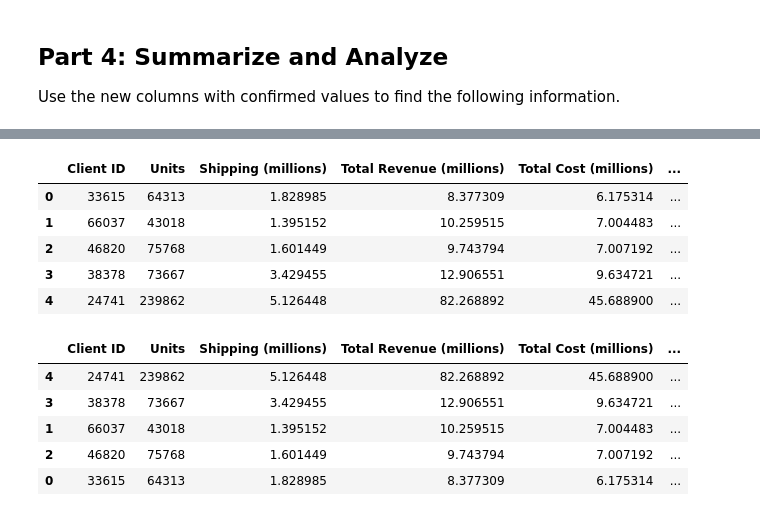
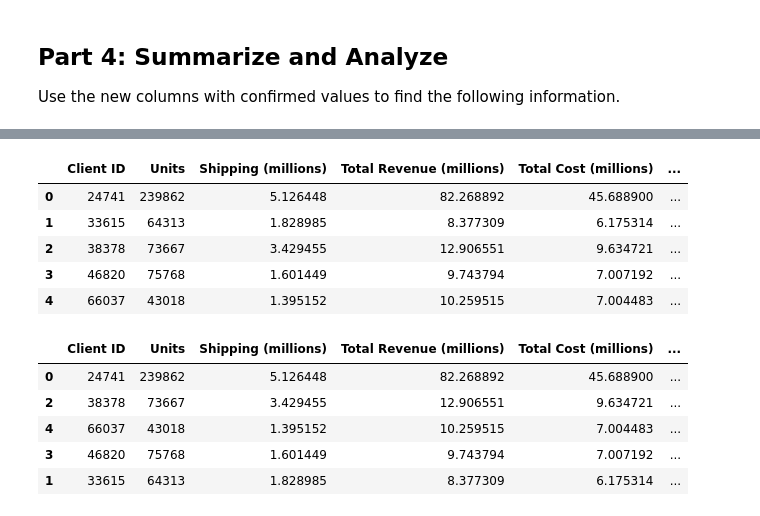
Before and after one commit to Salsonmez/pandas-challenge-1, a Jupyter notebook: wholesale_data_analysis_starter_code.ipynb, the cells around one changed output, grey strips where cells are left out. Cells and saved outputs as stored; diff of their text form; code cells hidden in the pictures.

```diff
--- a/wholesale_data_analysis_starter_code.ipynb
+++ b/wholesale_data_analysis_starter_code.ipynb
@@ -258,29 +226,50 @@ summary_df
 # %%
+summary_df = top_5_data.groupby('client_id').agg({
+    'qty': 'sum',
+    'shipping_price': 'sum',
+    'line_price': 'sum',
+    'line_cost': 'sum',
+    'line_profit': 'sum'
+}).reset_index()
+
 # Format the data and rename the columns to names suitable for presentation.
+# Rename the columns to reflect the change in the money format.
+summary_df.rename(columns={
+    'client_id': 'Client ID',
+    'qty': 'Units',
+    'shipping_price': 'Shipping (millions)',
+    'line_price': 'Total Revenue (millions)',
+    'line_cost': 'Total Cost (millions)',
+    'line_profit': 'Total Profit (millions)'
+}, inplace=True)
 
 # Define the money columns.
-
+money_columns = ['Shipping (millions)', 'Total Revenue (millions)', 'Total Cost (millions)', 'Total Profit (millions)']
 
 # Define a function that converts a dollar amount to millions.
-
+def dollars_to_millions(amount):
+    return amount / 1_000_000
 
 # Apply the currency_format_millions function to only the money columns.
+summary_df[money_columns] = summary_df[money_columns].apply(dollars_to_millions)
 
-
-# Rename the columns to reflect the change in the money format.
+summary_df
 # %% [output]
 |  | Client ID | Units | Shipping (millions) | Total Revenue (millions) | Total Cost (millions) | ... |
-| 0 | 33615 | 64313 | 1.828985 | 8.377309 | 6.175314 | ... |
-| 1 | 66037 | 43018 | 1.395152 | 10.259515 | 7.004483 | ... |
-| 2 | 46820 | 75768 | 1.601449 | 9.743794 | 7.007192 | ... |
-| 3 | 38378 | 73667 | 3.429455 | 12.906551 | 9.634721 | ... |
-| 4 | 24741 | 239862 | 5.126448 | 82.268892 | 45.688900 | ... |
+| 0 | 24741 | 239862 | 5.126448 | 82.268892 | 45.688900 | ... |
+| 1 | 33615 | 64313 | 1.828985 | 8.377309 | 6.175314 | ... |
+| 2 | 38378 | 73667 | 3.429455 | 12.906551 | 9.634721 | ... |
+| 3 | 46820 | 75768 | 1.601449 | 9.743794 | 7.007192 | ... |
+| 4 | 66037 | 43018 | 1.395152 | 10.259515 | 7.004483 | ... |
 # %%
 # Sort the updated data by "Total Profit (millions)" form highest to lowest and assign the sort to a new DatFrame.
+sorted_summary_df = summary_df.sort_values(by='Total Profit (millions)', ascending=False)
+
+sorted_summary_df
 # %% [output]
 |  | Client ID | Units | Shipping (millions) | Total Revenue (millions) | Total Cost (millions) | ... |
-| 4 | 24741 | 239862 | 5.126448 | 82.268892 | 45.688900 | ... |
-| 3 | 38378 | 73667 | 3.429455 | 12.906551 | 9.634721 | ... |
-| 1 | 66037 | 43018 | 1.395152 | 10.259515 | 7.004483 | ... |
-| 2 | 46820 | 75768 | 1.601449 | 9.743794 | 7.007192 | ... |
-| 0 | 33615 | 64313 | 1.828985 | 8.377309 | 6.175314 | ... |
+| 0 | 24741 | 239862 | 5.126448 | 82.268892 | 45.688900 | ... |
+| 2 | 38378 | 73667 | 3.429455 | 12.906551 | 9.634721 | ... |
+| 4 | 66037 | 43018 | 1.395152 | 10.259515 | 7.004483 | ... |
+| 3 | 46820 | 75768 | 1.601449 | 9.743794 | 7.007192 | ... |
+| 1 | 33615 | 64313 | 1.828985 | 8.377309 | 6.175314 | ... |
```
Also changed, not shown: parts of 14 cells of this notebook.
